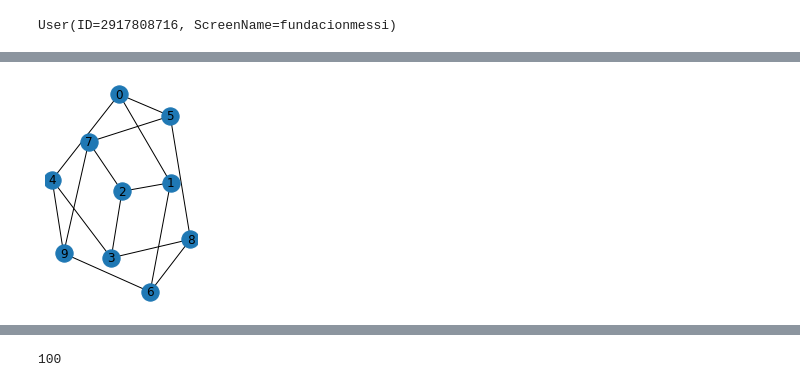
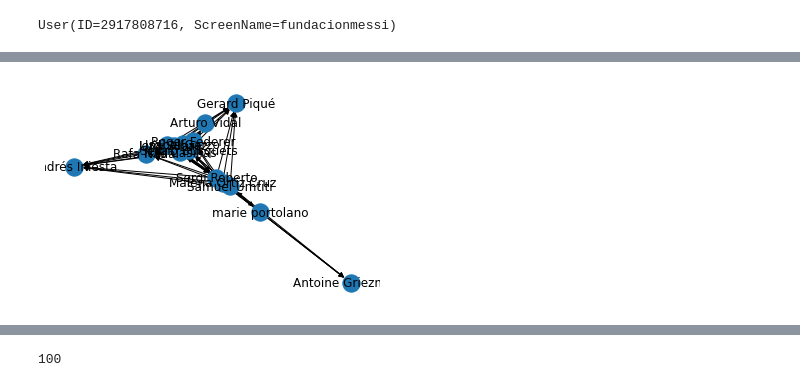
Before and after one commit to amnagrawal/Twitter-Network, a Jupyter notebook: twitter-user-graph.ipynb, the cells around one changed output, grey strips where cells are left out. Drawn from its saved outputs; the diff is of its cells as text; code cells hidden in the pictures.

Commit message:
Generated and Saved Graphs

```diff
--- a/twitter-user-graph.ipynb
+++ b/twitter-user-graph.ipynb
@@ -26,7 +26,35 @@ queries = ["Narendra Modi", "donald trump", "Boris Johnson"]
+# %%
+queries = ["Luis Suarez", "Sergio Busquets", "Iker Casillas", "Malena Ortiz Cruz", "Diego Lopez",
+           "Isabel Garzo", "Marc ter Stegan", "Samuel Umtiti", "Andres Iniesta", "Arturo Vidal",
+           "Jordi Alba", "Sergi Roberto", "Rafa Nadal", "Roger Federer", "Gerard Pique",
+           "Antoine Griezmann", "marie portolano"]
 # %%
 V = []
+# For now saving all kinds of graphs... may need only one later
+g = nx.Graph()
+dg = nx.DiGraph()
+id_to_name = {}
 for i in range(len(queries)):
     user = getUserFromName(queries[i], api)
     if user:
-        row = [repr(user.id), user.name, user.screen_name]
-    V.append(row)
+        # row = [repr(user.id), user.name, user.screen_name]
+        id_to_name[user.id] = user.name
+        g.add_node(user.name, id=repr(user.id), screen_name=user.screen_name)
+        dg.add_node(user.name, id=repr(user.id), screen_name=user.screen_name)
+# %%
+for query_name in queries:
+
+    if not g.has_node(query_name):
+        continue
+
+    query_id = g.nodes[query_name]['id']
+    friendIDs = api.GetFriendIDs(query_id)
+    for friendID in friendIDs:
+        if friendID in id_to_name.keys():
+            friend_name = id_to_name[friendID]
+            print(f'{query_name} is following {friend_name}')
+            dg.add_edge(query_name, friend_name)
+
+            # 2 nodes in an undirected graph are connected if they both follow each other
+            if dg.has_edge(friend_name, query_name):
+                g.add_edge(friend_name, query_name)
@@ -33,8 +79,7 @@ for i in range(len(queries)):
 # %%
-G = nx.petersen_graph()
-plt.subplot(121)
-nx.draw(G, with_labels=True)
+plt.plot()
+nx.draw(dg, with_labels=True)
 plt.show()
 # %% [output]
-[figure, old version]
+[figure, new version]
 # %%
```
Also changed, not shown: parts of 8 cells of this notebook, 2 other files.
